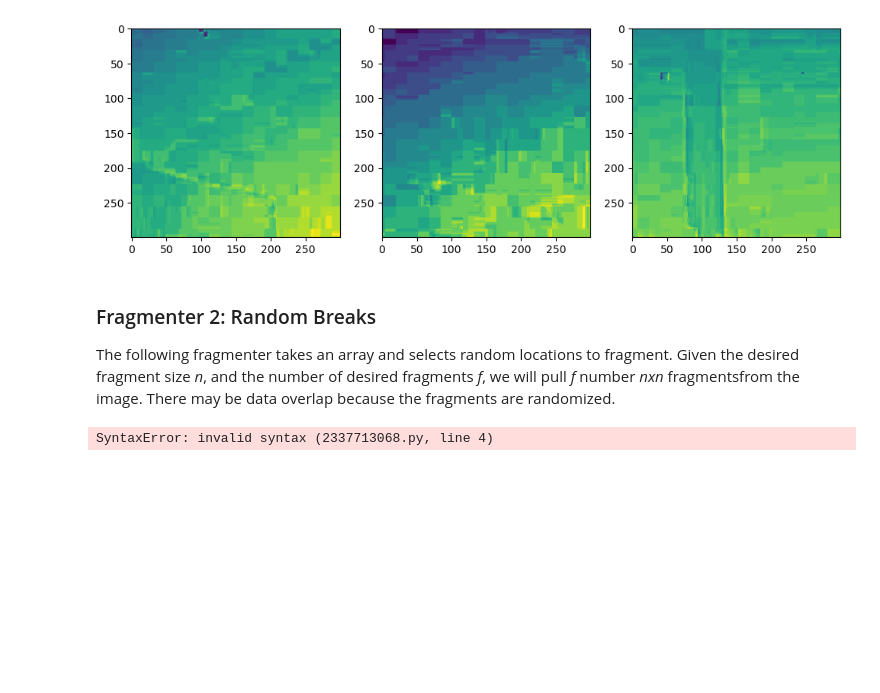
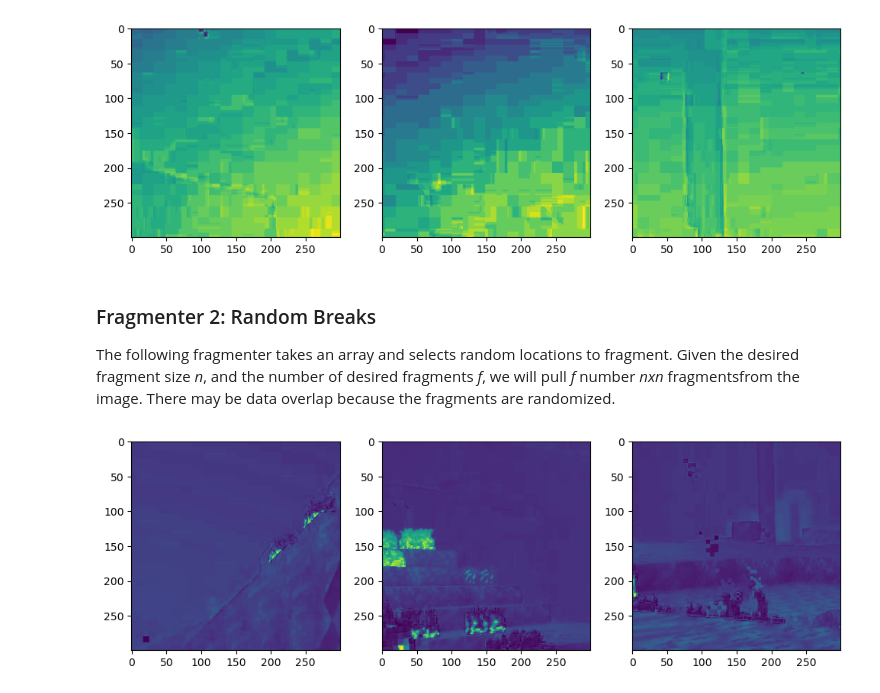
Before and after one commit to jaccl17/imageland, a Jupyter notebook: misc/image_fragmenter.ipynb, the cells around one changed output. Drawn from its saved outputs; the diff is of its cells as text; code cells hidden in the pictures; blank space fills up the shorter version.

Commit message:
update fragmenter 2

```diff
--- a/misc/image_fragmenter.ipynb
+++ b/misc/image_fragmenter.ipynb
@@ -79,17 +79,22 @@ The following fragmenter takes an array and selects random locations to fragment
 # %%
 def fragmenter_two(image, fragment_size, fragment_number):
     height, width = image.shape
     fragments = []
-    random_y = random.randint(0,height-fragment_size+1)
-    random_x = random.randint(0,width-fragment_size+1)
-    num_yits = height // fragment_size
-    num_xits = width // fragment_size
-    for j in range(num_yits):
-        for i in range(num_xits):
-            y = j*fragment_size
-            x = i*fragment_size
-            fragment = image[y:y+fragment_size, x:x+fragment_size]
-            fragments.append(fragment)
+    for i in range(fragment_number):
+        random_y = random.randint(0,height-fragment_size+1)
+        random_x = random.randint(0,width-fragment_size+1)
+        fragment = image[random_y:random_y+fragment_size, random_x:random_x+fragment_size]
+        fragments.append(fragment)
     return fragments
+
+frags  = fragmenter_two(test_reds, 300, 4)
+plt.figure(figsize=(12, 4))
+plt.subplot(1, 3, 1)
+plt.imshow(frags[0])
+plt.subplot(1, 3, 2)
+plt.imshow(frags[1])
+plt.subplot(1, 3, 3)
+plt.imshow(frags[2])
+plt.show()
 # %% [output]
-SyntaxError: invalid syntax (2337713068.py, line 4)
+[figure, added]
```
